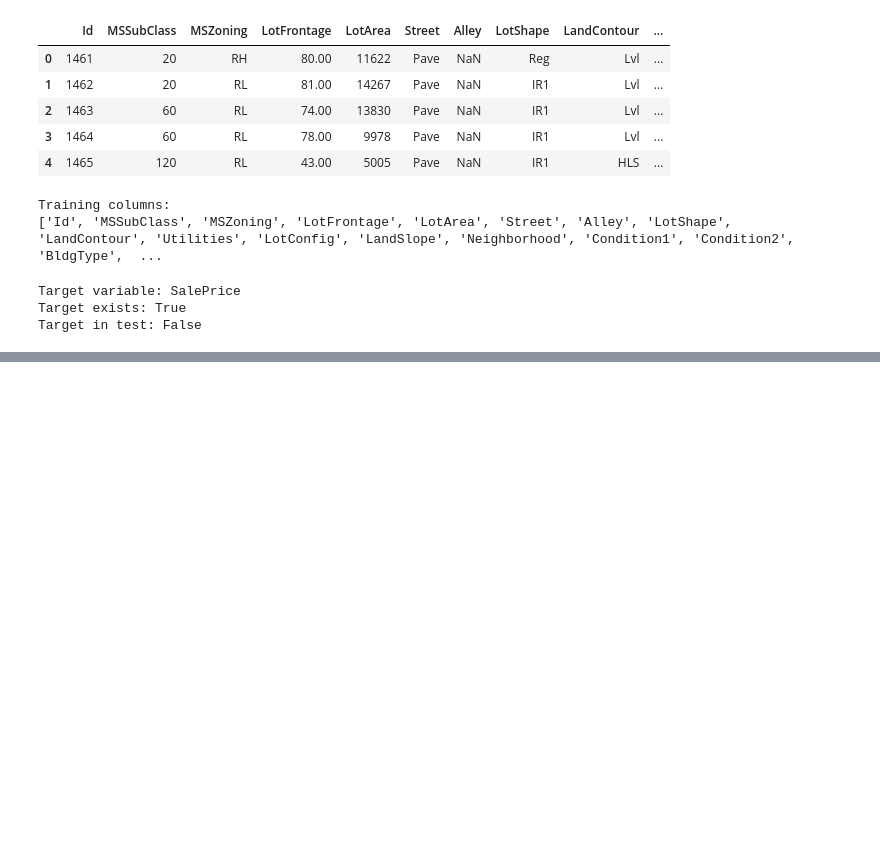
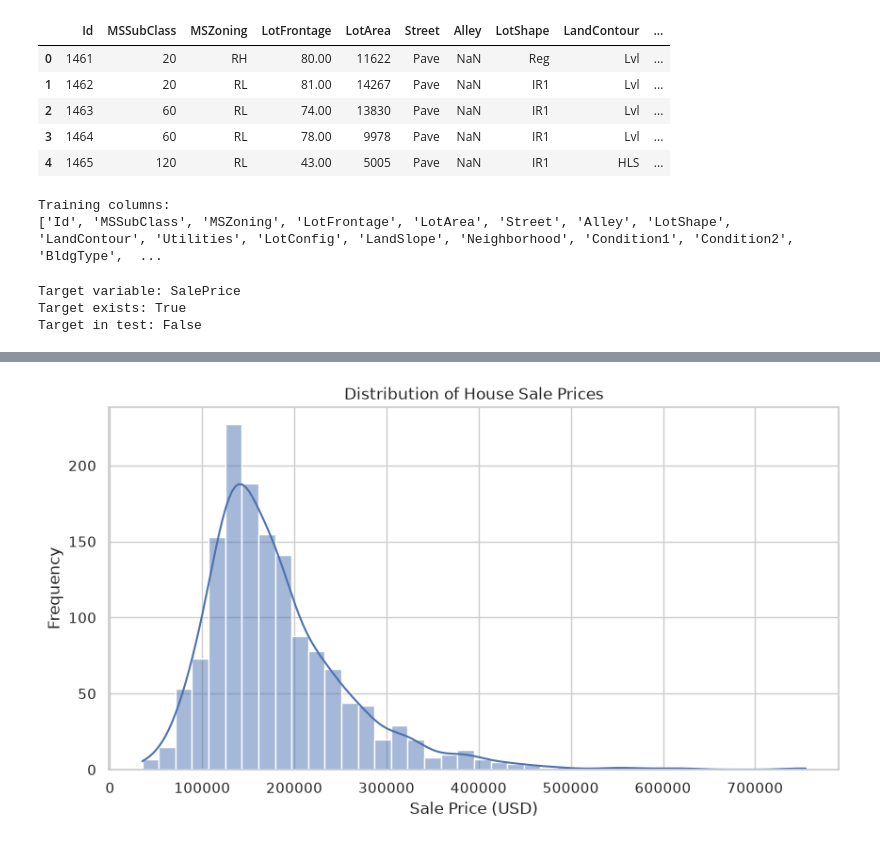
Before and after one commit to AJKossi/machine-learning-zoomcamp, a Jupyter notebook: midterm_project-usa_house_pricing_prediction/notebooks/notebook.ipynb, the cells around one changed output, grey strips where cells are left out. Cells and saved outputs as stored; diff of their text form; code cells hidden in the pictures; blank space fills up the shorter version.

Commit message:
looket at missing values and distribution of target variable SalesPrice

```diff
--- a/midterm_project-usa_house_pricing_prediction/notebooks/notebook.ipynb
+++ b/midterm_project-usa_house_pricing_prediction/notebooks/notebook.ipynb
@@ -158,0 +297,16 @@ Target in test: False
+# %%
+plt.figure(figsize=(10, 5))
+
+sns.histplot(
+    df_train["SalePrice"],
+    bins=40,
+    kde=True
+)
+
+plt.title("Distribution of House Sale Prices")
+plt.xlabel("Sale Price (USD)")
+plt.ylabel("Frequency")
+
+plt.show()
+# %% [output]
+[figure, added]
```
Also changed, not shown: parts of 7 cells of this notebook.
